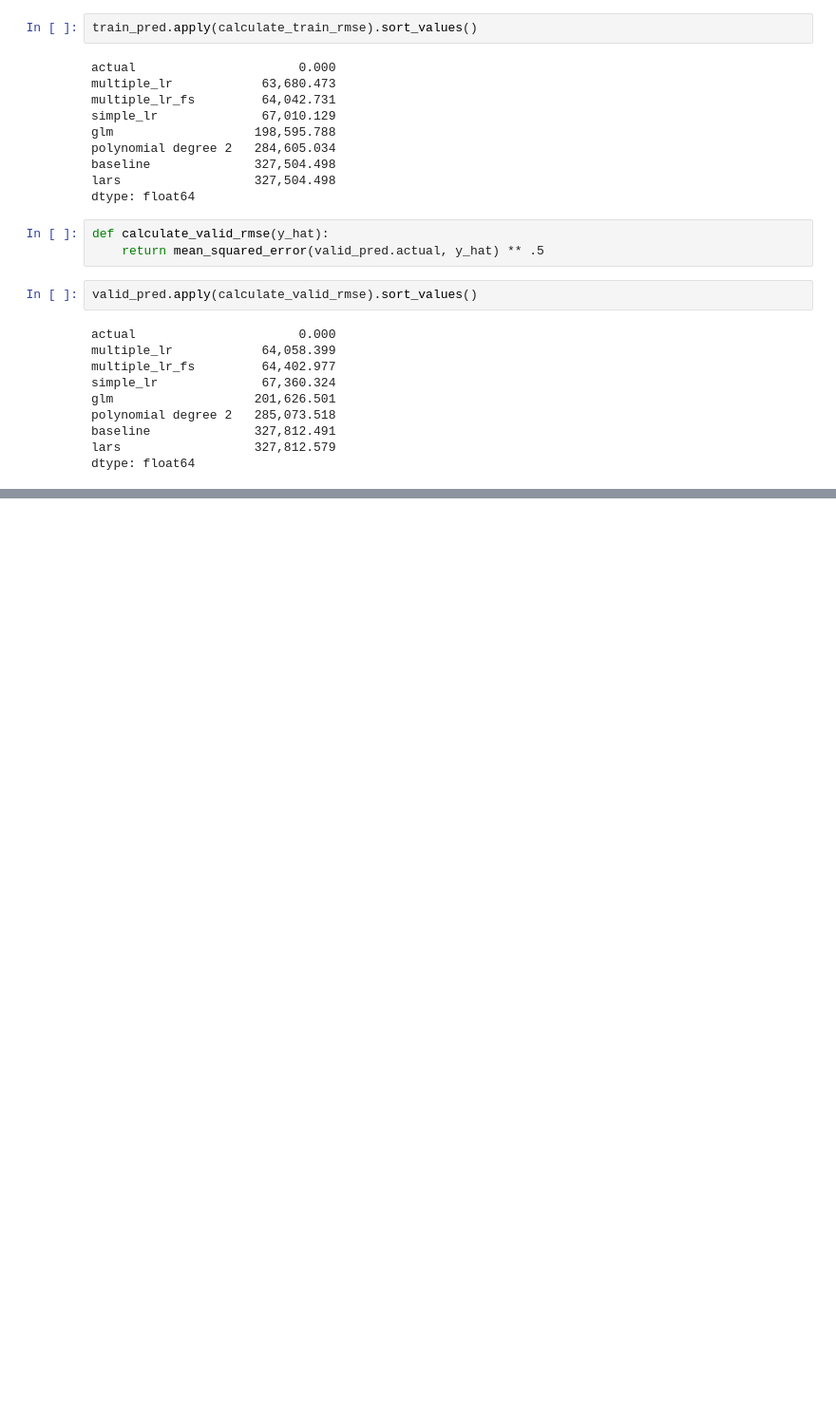
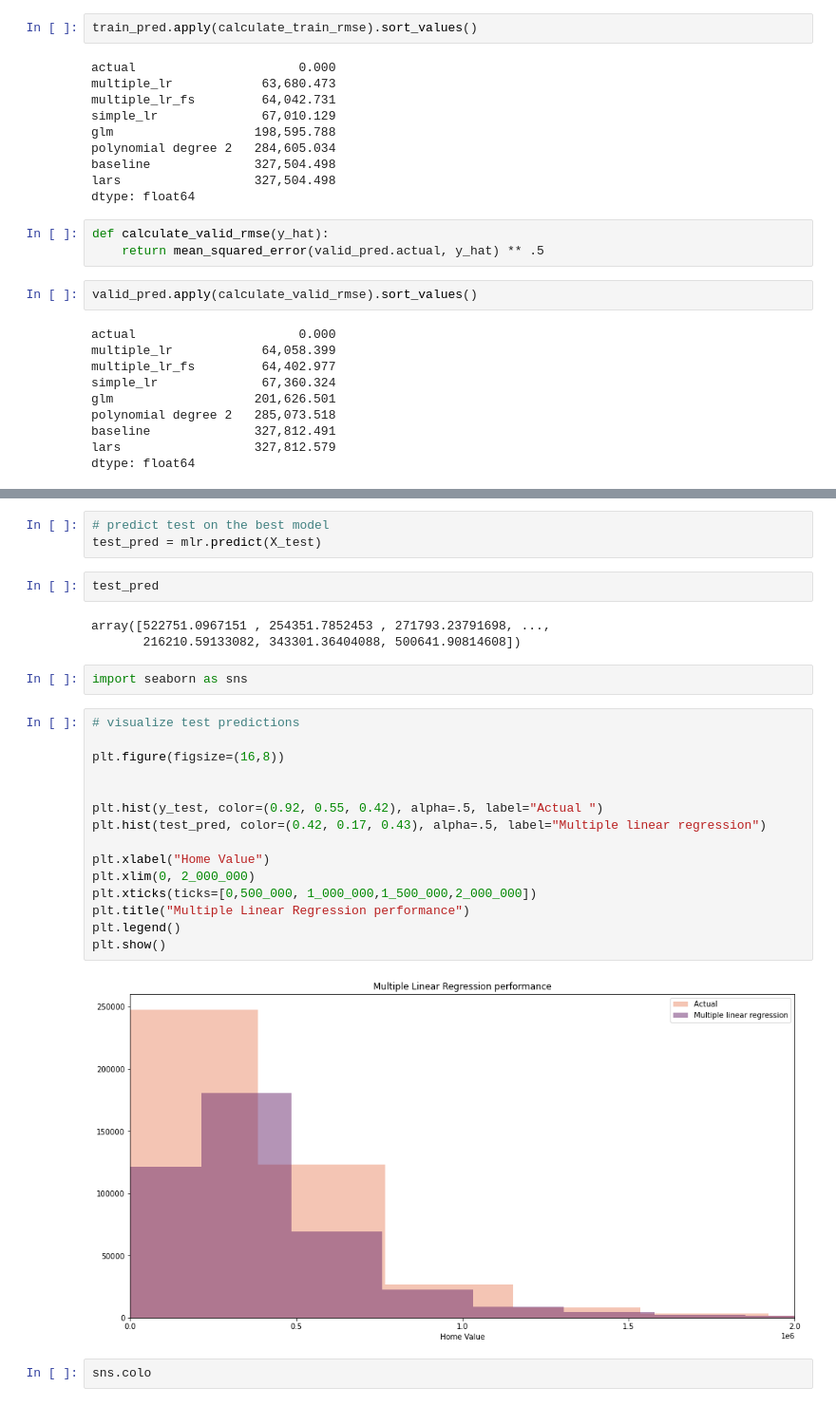
Before and after one commit to nadia-paz/regression-exercises, a Jupyter notebook: modeling.ipynb, the cells around one changed output, grey strips where cells are left out. Shown: that part at 95% size. Saved outputs shown, nothing was run; the diff lists cells and outputs as text; blank space fills up the shorter version.

Commit message:
add test results dist

```diff
--- a/modeling.ipynb
+++ b/modeling.ipynb
@@ -325,0 +329,29 @@ dtype: float64
+# %%
+# predict test on the best model
+test_pred = mlr.predict(X_test)
+# %%
+test_pred
+# %% [output]
+array([522751.0967151 , 254351.7852453 , 271793.23791698, ...,
+       216210.59133082, 343301.36404088, 500641.90814608])
+# %%
+import seaborn as sns
+# %%
+# visualize test predictions
+
+plt.figure(figsize=(16,8))
+
+
+plt.hist(y_test, color=(0.92, 0.55, 0.42), alpha=.5, label="Actual ")
+plt.hist(test_pred, color=(0.42, 0.17, 0.43), alpha=.5, label="Multiple linear regression")
+
+plt.xlabel("Home Value")
+plt.xlim(0, 2_000_000)
+plt.xticks(ticks=[0,500_000, 1_000_000,1_500_000,2_000_000])
+plt.title("Multiple Linear Regression performance")
+plt.legend()
+plt.show()
+# %% [output]
+[figure, added]
+# %%
+sns.colo
```
Also changed, not shown: parts of 4 cells of this notebook.
